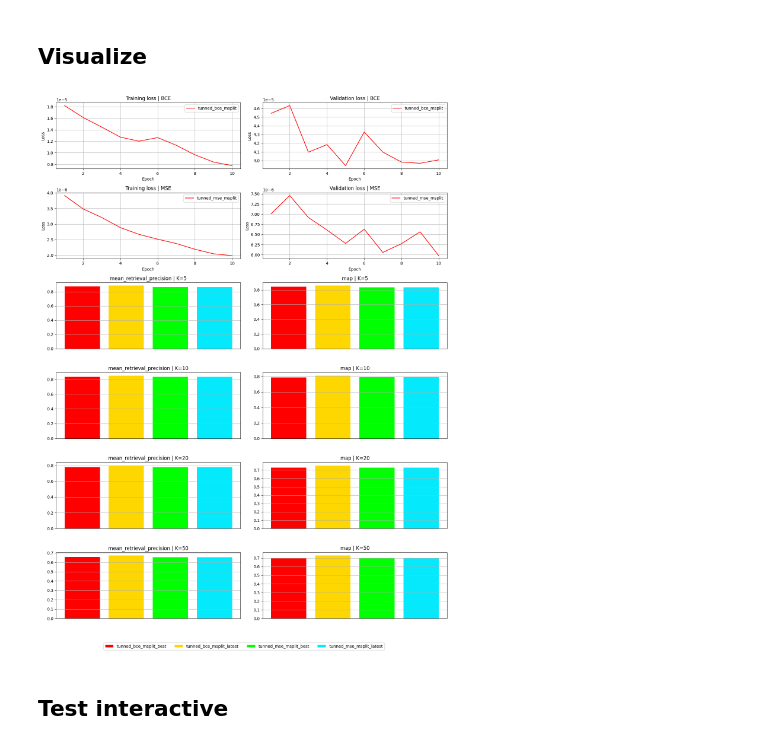
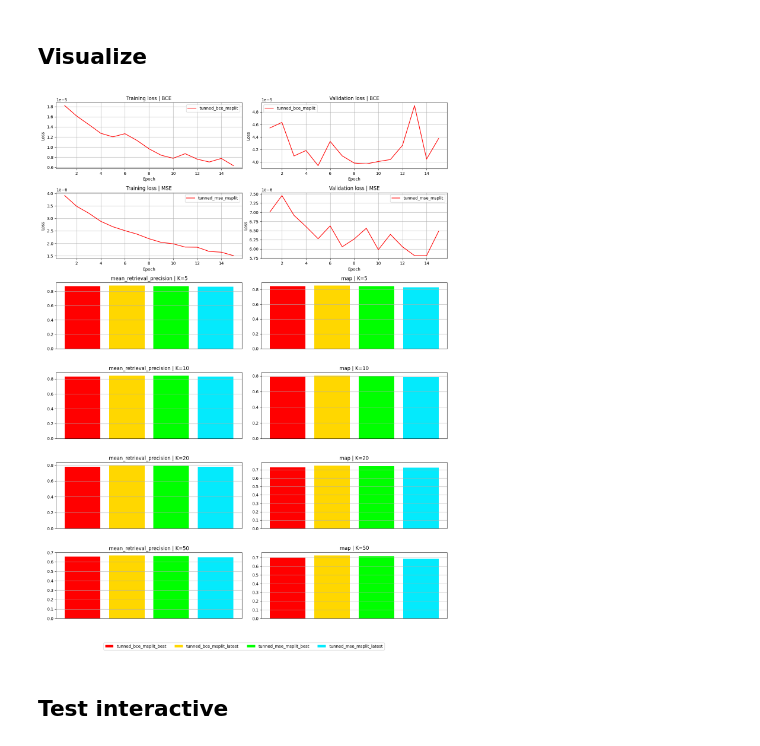
Before and after one commit to dsomni/movie-recommender-system, a Jupyter notebook: notebooks/3.0-final-models-tunning.ipynb, the cells around one changed output. Saved outputs shown, nothing was run; the diff lists cells and outputs as text; code cells hidden in the pictures.

```diff
--- a/notebooks/3.0-final-models-tunning.ipynb
+++ b/notebooks/3.0-final-models-tunning.ipynb
@@ -586,7 +586,7 @@ def build_datasets(path: str) -> tuple[RecommendationDataset, RecommendationData
         RecommendationDataset(data_frames[1]),
     )
 # %%
-NUM_EPOCHS = 10
+NUM_EPOCHS = 15
 METRICS_KS = [5, 10, 20, 50]
 
 
@@ -598,6 +598,7 @@ def start_fine_tunning(
     prev_data = (0, 0)
 
     for model_key_name, params_dict in model_params_dict.items():
+        print(model_key_name.upper())
         load_model_path = params_dict["model_path"]
         data_path = params_dict["data_path"]
         loss_fn = params_dict["loss_fn"]
@@ -712,7 +716,7 @@ mean_retrieval_precision: 0.6530116647146129
 # %% [markdown]
 ### Save models info
 # %%
-with open("../data/interim/tunned_models_info.json", "w") as f:
+with open("../data/results/tunned_models_info.json", "w") as f:
     json.dump(models_dict, f, indent=4)
 # %% [markdown]
 ## Visualize
@@ -828,7 +832,7 @@ def draw_metrics_plots(
 # %%
-draw_metrics_plots(models_dict, save_path="../data/interim/")
+draw_metrics_plots(models_dict, save_path="../data/results/")
 # %% [output]
-[figure, old version]
+[figure, new version]
 # %% [markdown]
 ## Test interactive
 # %%
```
Also changed, not shown: parts of 4 cells of this notebook, 55 other files.
